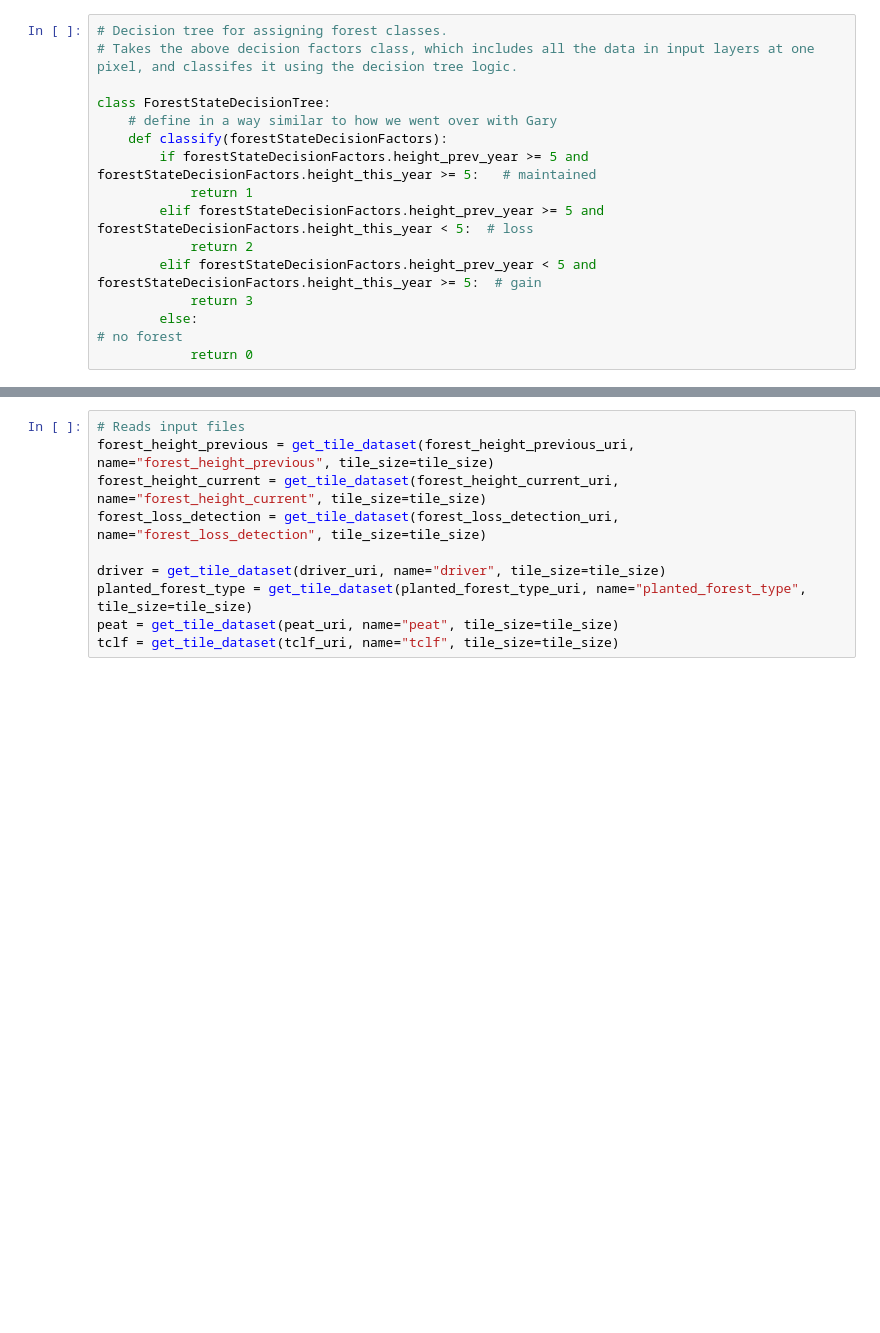
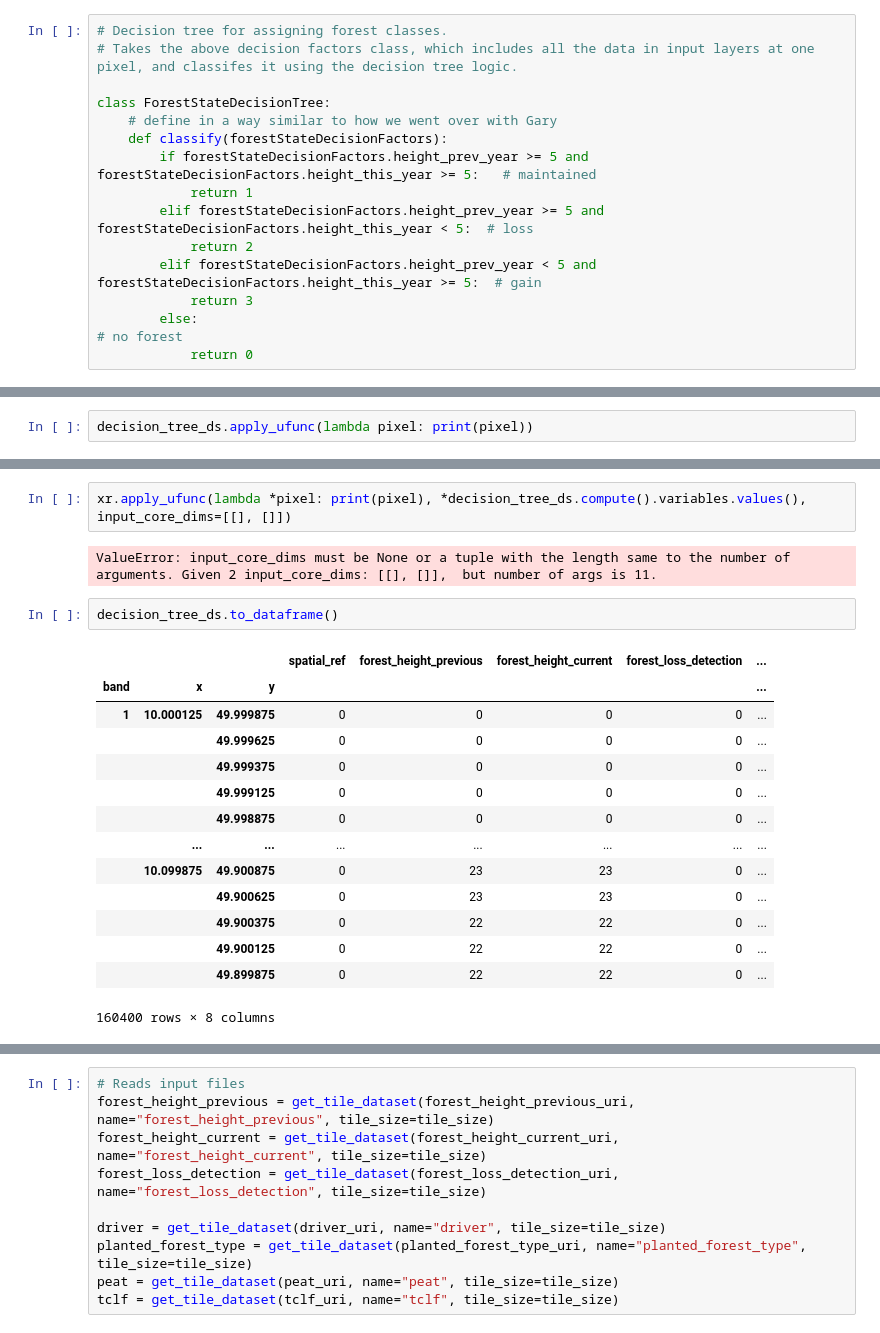
Before and after one commit to wri/carbon-budget-Europe, a Jupyter notebook: notebooks/flux_model_Europe_height.ipynb, the cells around one changed output, grey strips where cells are left out. Saved outputs shown, nothing was run; the diff lists cells and outputs as text; blank space fills up the shorter version.

Commit message:
Trying to get decision tree applied per pixel but not working with Dask map_blocks().

```diff
--- a/notebooks/flux_model_Europe_height.ipynb
+++ b/notebooks/flux_model_Europe_height.ipynb
@@ -235,0 +191,2 @@ def classify_index(index):
+# %%
+decision_tree_ds.apply_ufunc(lambda pixel: print(pixel))
@@ -235,0 +201,21 @@ def classify_index(index):
+# %%
+xr.apply_ufunc(lambda *pixel: print(pixel), *decision_tree_ds.compute().variables.values(), input_core_dims=[[], []])
+# %% [output]
+ValueError: input_core_dims must be None or a tuple with the length same to the number of arguments. Given 2 input_core_dims: [[], []],  but number of args is 11.
+# %%
+decision_tree_ds.to_dataframe()
+# %% [output]
+|  |  |  | spatial_ref | forest_height_previous | forest_height_current | forest_loss_detection | ... |
+| band | x | y |  |  |  |  | ... |
+| 1 | 10.000125 | 49.999875 | 0 | 0 | 0 | 0 | ... |
+|  |  | 49.999625 | 0 | 0 | 0 | 0 | ... |
+|  |  | 49.999375 | 0 | 0 | 0 | 0 | ... |
+|  |  | 49.999125 | 0 | 0 | 0 | 0 | ... |
+|  |  | 49.998875 | 0 | 0 | 0 | 0 | ... |
+|  | ... | ... | ... | ... | ... | ... | ... |
+|  | 10.099875 | 49.900875 | 0 | 23 | 23 | 0 | ... |
+|  |  | 49.900625 | 0 | 23 | 23 | 0 | ... |
+|  |  | 49.900375 | 0 | 22 | 22 | 0 | ... |
+|  |  | 49.900125 | 0 | 22 | 22 | 0 | ... |
+|  |  | 49.899875 | 0 | 22 | 22 | 0 | ... |
+160400 rows × 8 columns
```
Also changed, not shown: parts of 33 cells of this notebook.
